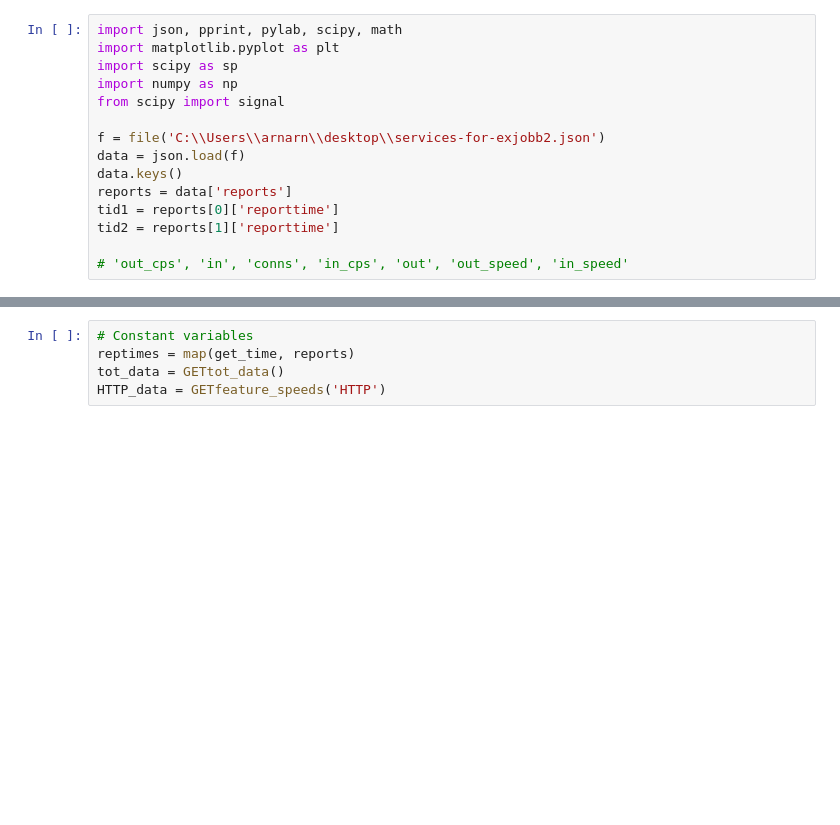
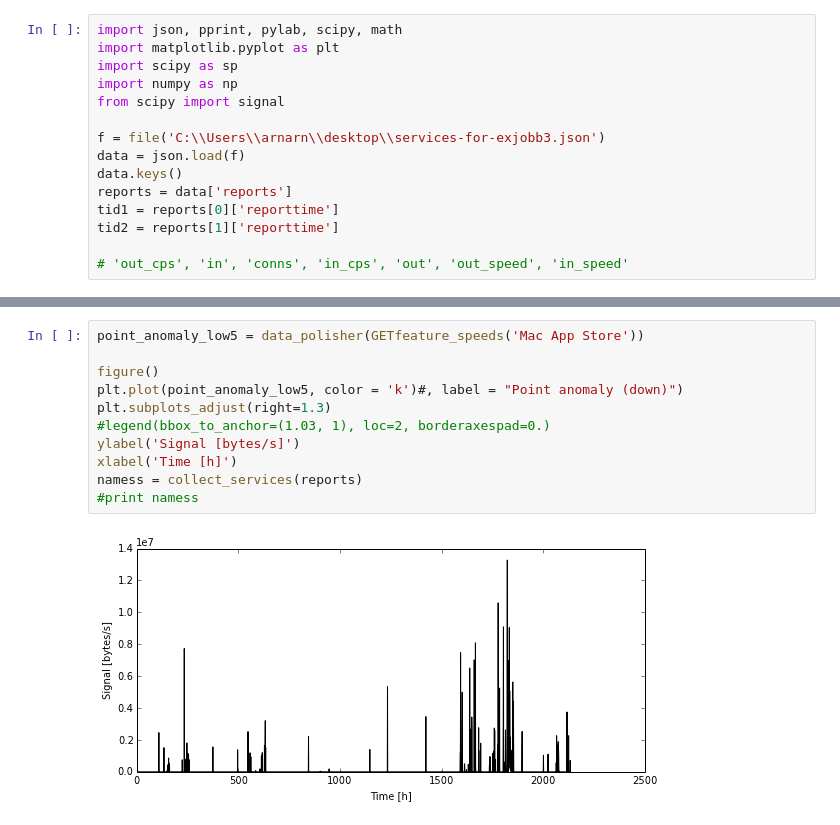
Before and after one commit to arnarn/projekt, a Jupyter notebook: project_clean.ipynb, the cells around one changed output, grey strips where cells are left out. Drawn from its saved outputs; the diff is of its cells as text; blank space fills up the shorter version.

```diff
--- a/project_clean.ipynb
+++ b/project_clean.ipynb
@@ -5,7 +5,7 @@ import scipy as sp
 import numpy as np
 from scipy import signal
 
-f = file('C:\\Users\\arnarn\\desktop\\services-for-exjobb2.json')
+f = file('C:\\Users\\arnarn\\desktop\\services-for-exjobb3.json')
 data = json.load(f)
 data.keys()
 reports = data['reports']
@@ -311,5 +355,13 @@ def signal_damaged():
-# %%
-# Constant variables
-reptimes = map(get_time, reports)
-tot_data = GETtot_data()
-HTTP_data = GETfeature_speeds('HTTP')
+# %%
+point_anomaly_low5 = data_polisher(GETfeature_speeds('Mac App Store'))
+
+figure()
+plt.plot(point_anomaly_low5, color = 'k')#, label = "Point anomaly (down)")
+plt.subplots_adjust(right=1.3)
+#legend(bbox_to_anchor=(1.03, 1), loc=2, borderaxespad=0.)
+ylabel('Signal [bytes/s]')
+xlabel('Time [h]')
+namess = collect_services(reports)
+#print namess
+# %% [output]
+[figure, added]
```
Also changed, not shown: parts of 12 cells of this notebook.
